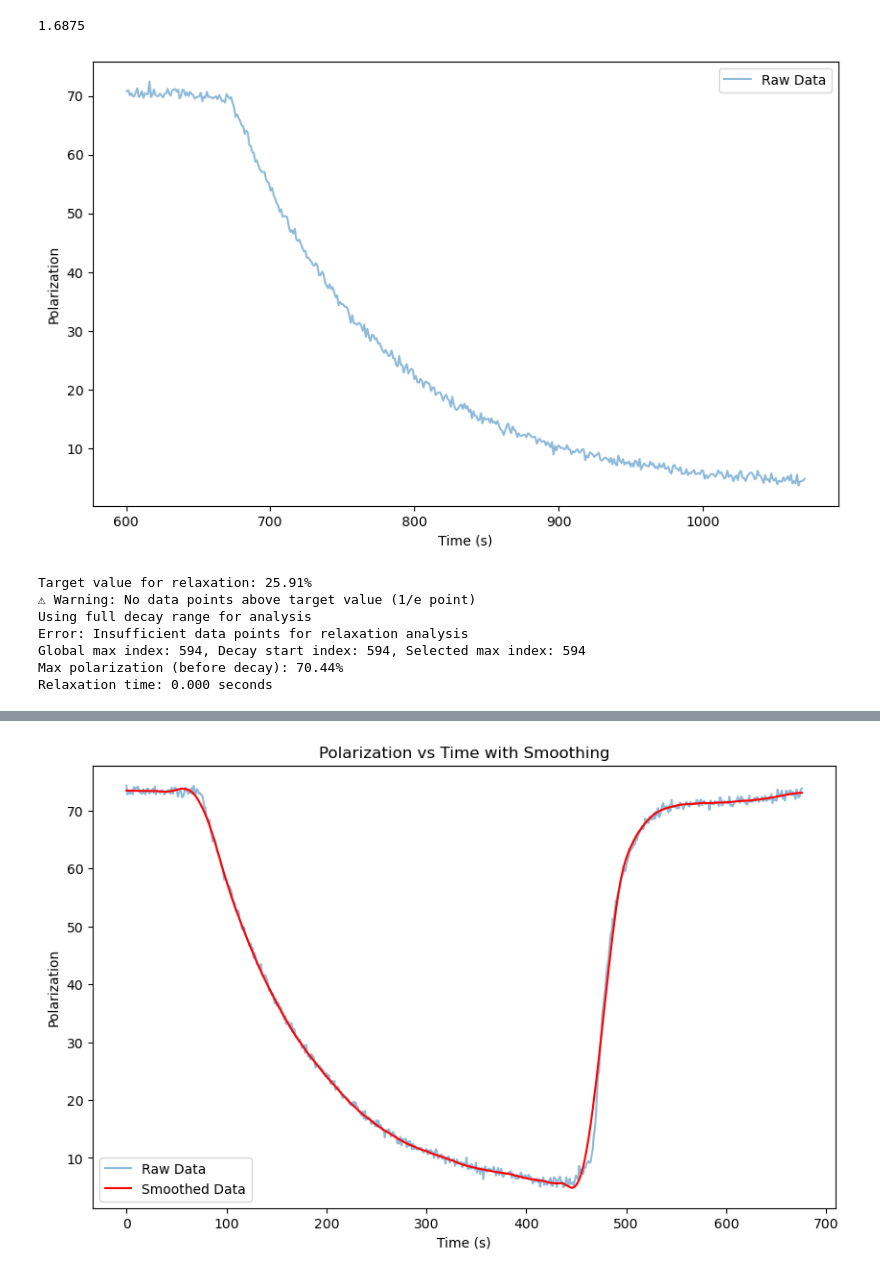
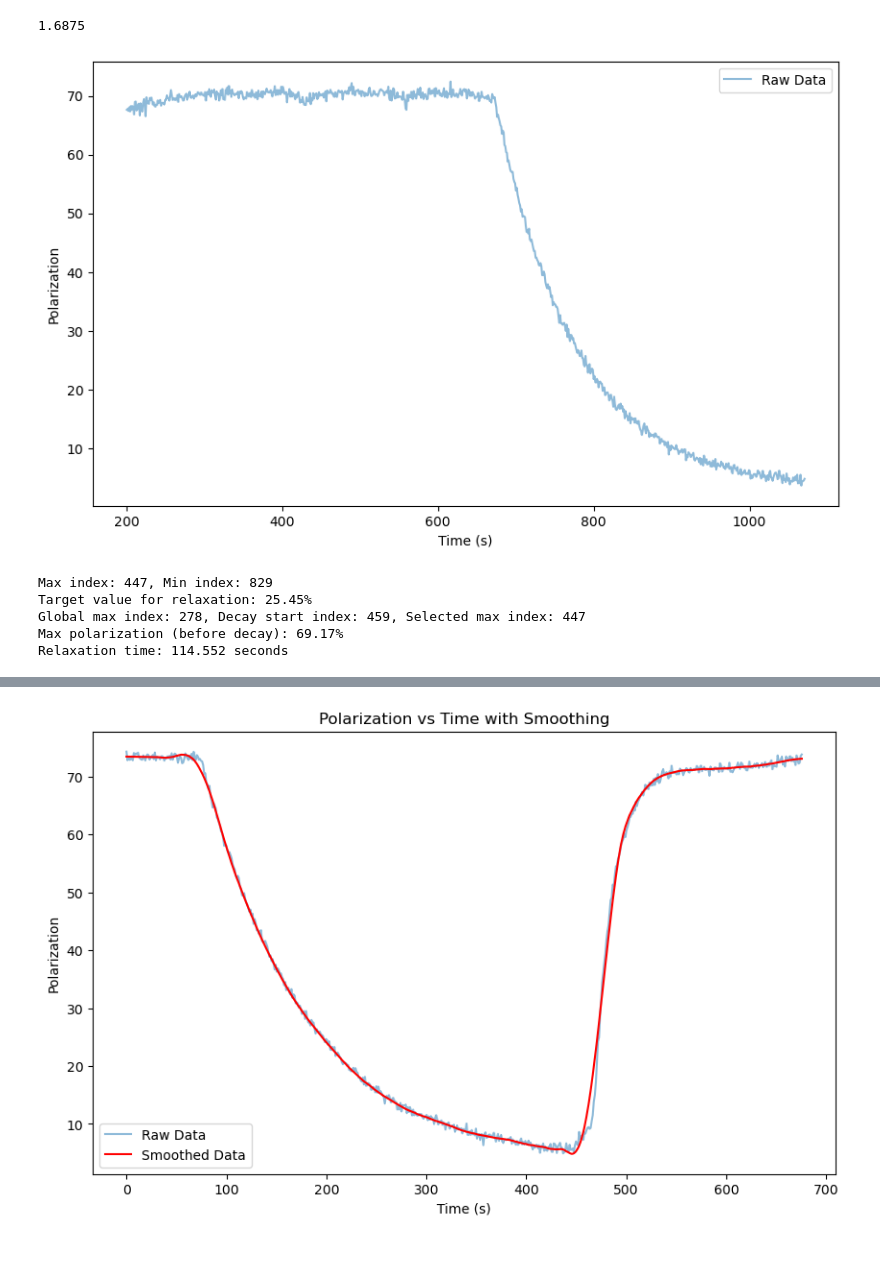
Before and after one commit to abhich2507/MEOP, a Jupyter notebook: relaxation_time.ipynb, the cells around one changed output, grey strips where cells are left out. Cells and saved outputs as stored; diff of their text form; code cells hidden in the pictures.

Commit message:
plots are added (At this point code is still hard-coded)

```diff
--- a/relaxation_time.ipynb
+++ b/relaxation_time.ipynb
@@ -18,59 +18,63 @@ df.rename(columns={"Time - Voltage (Formula Result).1":"time","Polarization (%)
 # %%
 # Convert time string to seconds
 # Handle both "MM:SS" and "HH:MM:SS" formats
 def time_to_seconds(time_str):
     parts = str(time_str).split(':')
     if len(parts) == 2:  # MM:SS format
         return int(parts[0]) * 60 + float(parts[1])
     elif len(parts) == 3:  # HH:MM:SS format
         return int(parts[0]) * 3600 + int(parts[1]) * 60 + float(parts[2])
     else:
         return float(time_str)  # Already in seconds
 
 
 df["time"] = df["time"].apply(time_to_seconds)
 #rescale time to start from zero
 df["time"] = df["time"] - df["time"].min()
-df=df[df["time"]>600]
+df=df[df["time"]>200].reset_index(drop=True)
 plt.figure(figsize=(10,6))
 plt.plot(df["time"], df["polarization"], label="Raw Data", alpha=0.5)
 plt.legend()
 plt.xlabel("Time (s)")
 plt.ylabel("Polarization")
 plt.show()
 # %% [output]
-[figure, old version]
+[figure, new version]
 # %%
 
 
-df["smoothed"] = savgol_filter(df["polarization"], 60, 3)
+df["smoothed"] = savgol_filter(df["polarization"], 30, 3)
 
-# Find where the decay/fall starts by detecting negative derivative
+#where the decay/fall starts by detecting negative derivative
 df["derivative"] = np.gradient(df["smoothed"])
 
 # global max
 global_max_index = df["smoothed"].idxmax()
 
 # Look for where decay consistently starts (derivative becomes negative after max)
+# AND polarization has decreased by at least 10% from the global max
 decay_start_index = global_max_index
+global_max_pol = df["smoothed"][global_max_index]
+threshold_10_percent = global_max_pol * 0.9  # 10% decrement threshold
+
 for i in range(global_max_index, len(df)):
     # Check if derivative stays negative for next few points (confirms decay started)
+    # AND polarization has dropped by at least 10%
     if i + 5 < len(df):
-        if all(df["derivative"].iloc[i:i+5] < 0):
+        if all(df["derivative"].iloc[i:i+5] < 0) and df["smoothed"].iloc[i] <= threshold_10_percent:
             decay_start_index = i
             break
 
 # Find the actual maximum just before decay starts
-max_index = df.loc[:decay_start_index, "smoothed"].idxmax()
+max_index=decay_start_index-12
+# max_index = df.loc[:decay_start_index, "smoothed"].idxmax()
 max_pol = df["smoothed"][max_index]
 min_index = df["smoothed"].idxmin()
 min_pol = df["smoothed"][min_index]
-
+print(f"Max index: {max_index}, Min index: {min_index}")
 target_value = max_pol / np.e
 print(f"Target value for relaxation: {target_value:.2f}%")
 relaxation_data = df.iloc[max_index:min_index+1]
-
-# Store original relaxation_data before filtering
 relaxation_data_full = relaxation_data.copy()
 
 # Filter for points above target value
@@ -94,13 +98,11 @@ print(f"Global max index: {global_max_index}, Decay start index: {decay_start_in
 print(f"Max polarization (before decay): {max_pol:.2f}%")
 print(f"Relaxation time: {relaxation_time:.3f} seconds")
 # %% [output]
-Target value for relaxation: 25.91%
-⚠ Warning: No data points above target value (1/e point)
-Using full decay range for analysis
-Error: Insufficient data points for relaxation analysis
-Global max index: 594, Decay start index: 594, Selected max index: 594
-Max polarization (before decay): 70.44%
-Relaxation time: 0.000 seconds
+Max index: 447, Min index: 829
+Target value for relaxation: 25.45%
+Global max index: 278, Decay start index: 459, Selected max index: 447
+Max polarization (before decay): 69.17%
+Relaxation time: 114.552 seconds
 # %%
 plt.figure(figsize=(10,6))
 plt.plot(df["time"], df["polarization"], label="Raw Data", alpha=0.5)
```
Also changed, not shown: parts of 2 cells of this notebook, 9 other files.
